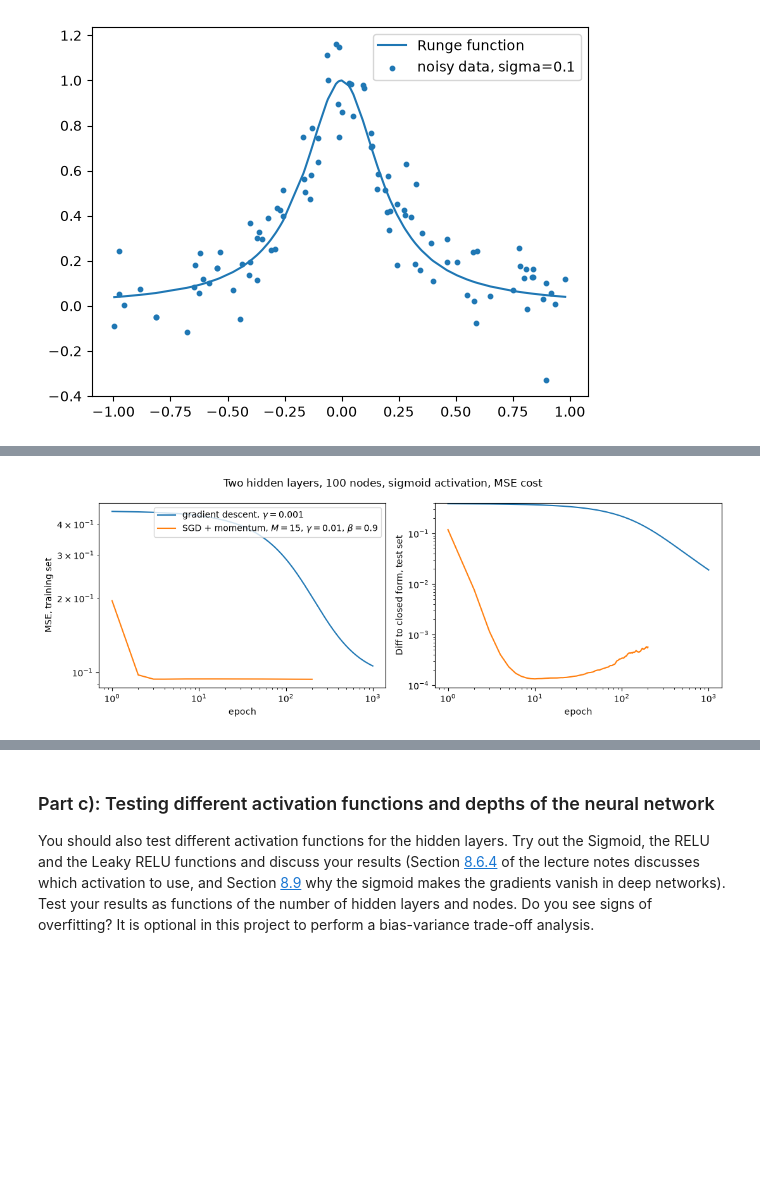
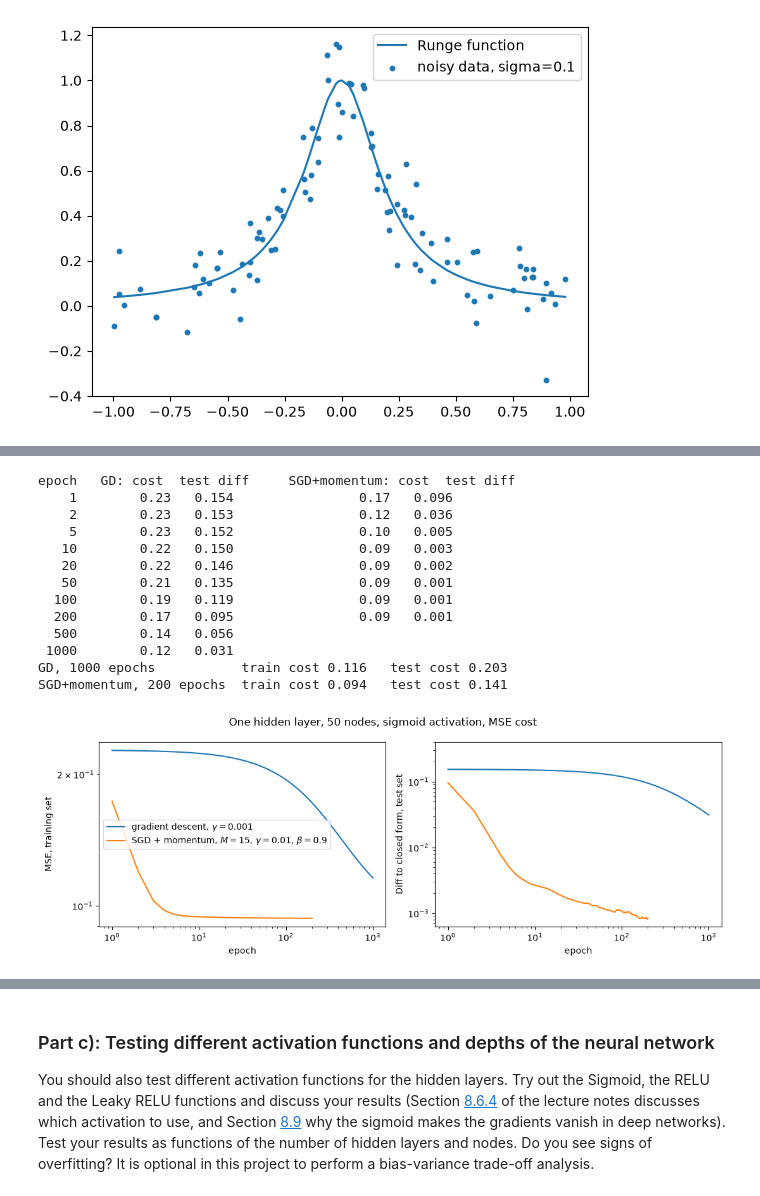
Before and after one commit to lukasMK01/FYS-STK4155, a Jupyter notebook: Project2.ipynb, the cells around one changed output, grey strips where cells are left out. Drawn from its saved outputs; the diff is of its cells as text; code cells hidden in the pictures; blank space fills up the shorter version.

```diff
--- a/Project2.ipynb
+++ b/Project2.ipynb
@@ -676,13 +738,48 @@ SGD+momentum, 200 epochs  train cost 0.094   test cost 0.140
 # %%
+#Set up activation functions and their derivatives for the network, as well as initialising the weights and biases
+activation_funcs = [sigmoid, sigmoid]
+activation_ders = [sigmoid_der, sigmoid_der]
+
+layers0 = init_layers([1, 50, 1], seed=2026)
+
+
+layers_gd,  hist_gd  = train(layers0, x_tr, y_tr, x_te, y_te, step="plain", gamma=0.001, epochs=1000)
+layers_sgd, hist_sgd = train(layers0, x_tr, y_tr, x_te, y_te, step="momentum", gamma=0.01,  epochs=200, batch_size=15)
+
+print("epoch   GD: cost  test diff     SGD+momentum: cost  test diff")
+for e in [1, 2, 5, 10, 20, 50, 100, 200, 500, 1000]:
+    g = hist_gd[e - 1]
+    s = hist_sgd[e - 1] if e <= len(hist_sgd) else None
+    print("%5d     %7.2f   %.3f      " % (e, g[1], g[2])
+          + ("       %7.2f   %.3f" % (s[1], s[2]) if s is not None else ""))
+
+for name, L in [("GD, 1000 epochs", layers_gd), ("SGD+momentum, 200 epochs", layers_sgd)]:
+    print("%-25s train cost %.3f   test cost %.3f"
+          % (name,  float(cost_batch(L, x_tr, activation_funcs, y_tr)),
+             float(cost_batch(L, x_te, activation_funcs, y_te))))
+
 fig, (ax1, ax2) = plt.subplots(1, 2, figsize=(11, 4))
 ax1.plot(hist_gd[:, 0], hist_gd[:, 1], label="gradient descent, $\\gamma=0.001$")
 ax1.plot(hist_sgd[:, 0], hist_sgd[:, 1], label="SGD + momentum, $M=15$, $\\gamma=0.01$, $\\beta=0.9$")
 ax1.set_xlabel("epoch"); ax1.set_ylabel("MSE, training set"); ax1.set_xscale("log"); ax1.set_yscale("log"); ax1.legend()
 ax2.plot(hist_gd[:, 0], hist_gd[:, 2]); ax2.semilogy(hist_sgd[:, 0], hist_sgd[:, 2])
 ax2.set_xlabel("epoch"); ax2.set_ylabel("Diff to closed form, test set"); ax2.set_xscale("log"); ax2.set_ylim(0, 0.4)
-fig.suptitle("Two hidden layers, 100 nodes, sigmoid activation, MSE cost")
+fig.suptitle("One hidden layer, 50 nodes, sigmoid activation, MSE cost")
 plt.tight_layout(); plt.show()
 # %% [output]
+epoch   GD: cost  test diff     SGD+momentum: cost  test diff
+    1        0.23   0.154                0.17   0.096
+    2        0.23   0.153                0.12   0.036
+    5        0.23   0.152                0.10   0.005
+   10        0.22   0.150                0.09   0.003
+   20        0.22   0.146                0.09   0.002
+   50        0.21   0.135                0.09   0.001
+  100        0.19   0.119                0.09   0.001
+  200        0.17   0.095                0.09   0.001
+  500        0.14   0.056
+ 1000        0.12   0.031
+GD, 1000 epochs           train cost 0.116   test cost 0.203
+SGD+momentum, 200 epochs  train cost 0.094   test cost 0.141
-[figure, old version]
+[figure, new version]
 # %%
 
```
Also changed, not shown: parts of 11 cells of this notebook.
